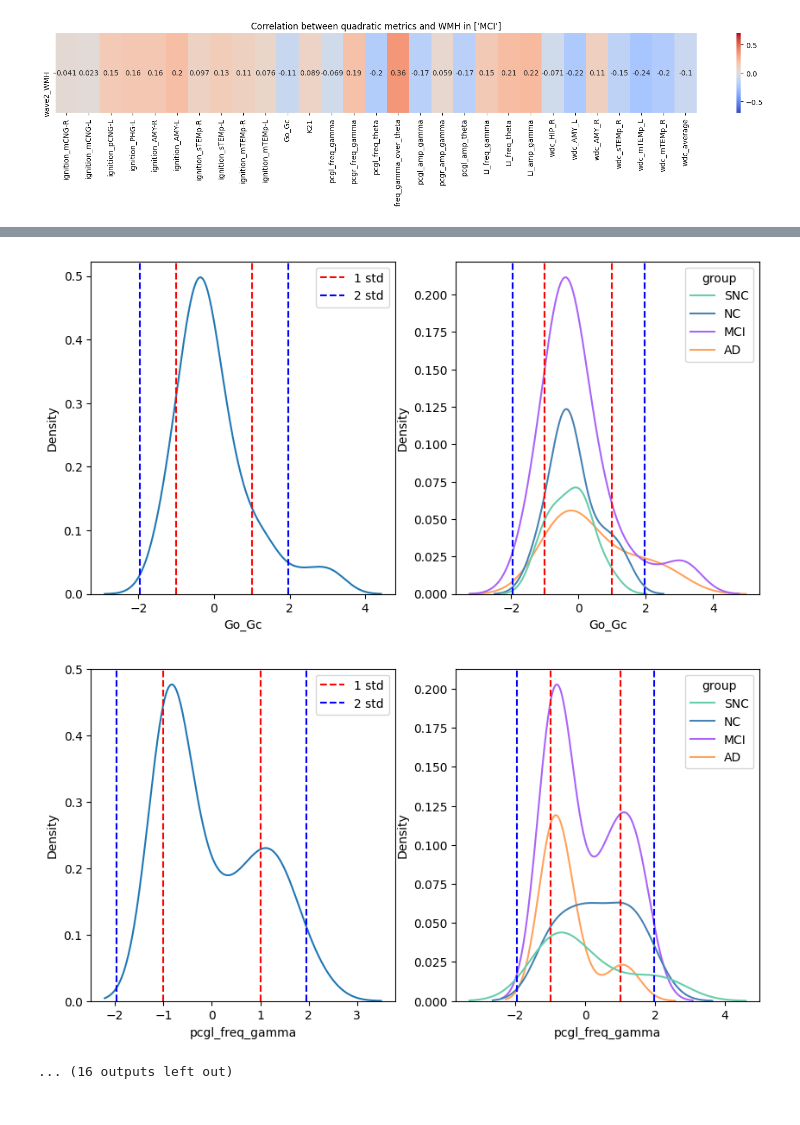
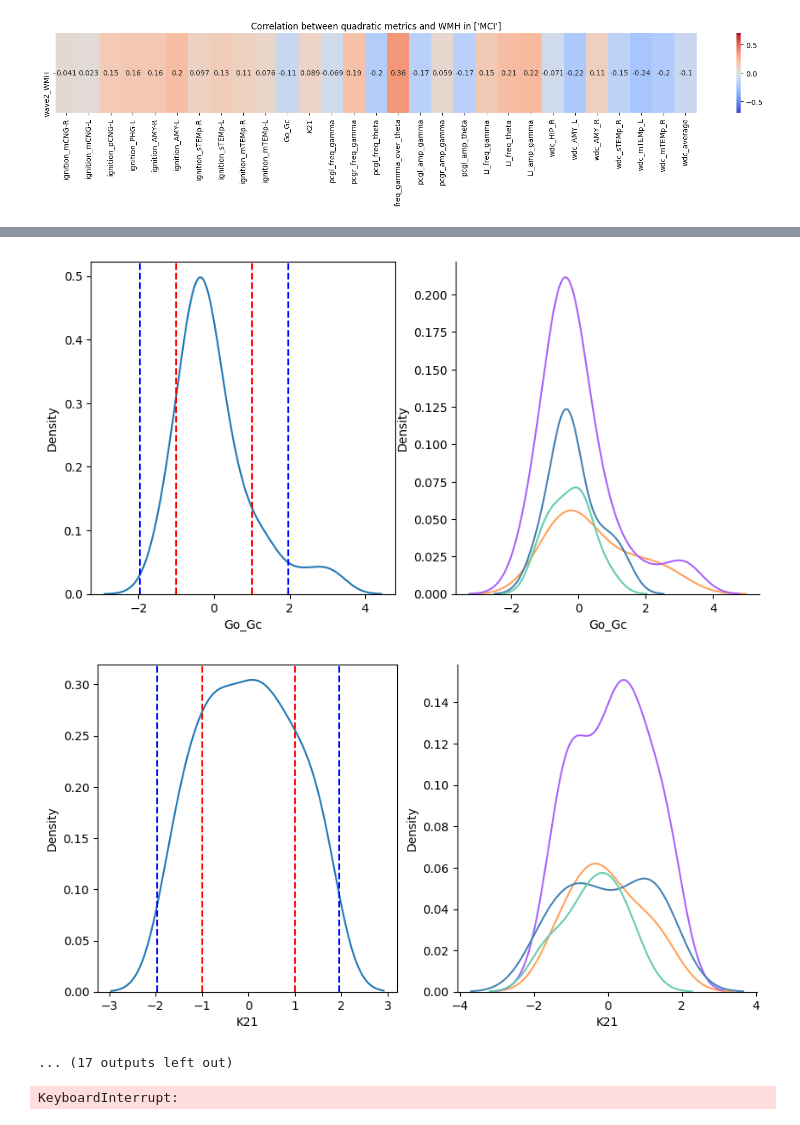
Before and after one commit to yilewang/tvbdemos, a Jupyter notebook: prediction_project/prediction_pipeline.ipynb, the cells around one changed output, grey strips where cells are left out. Drawn from its saved outputs; the diff is of its cells as text; code cells hidden in the pictures.

```diff
--- a/prediction_project/prediction_pipeline.ipynb
+++ b/prediction_project/prediction_pipeline.ipynb
@@ -278,13 +279,18 @@ for i in pd_quadratic_zscors.columns[3:]:
     # plot lines for 1 std
     ax1.axvline(1., color='r', linestyle='--', label='1 std')
     ax1.axvline(-1., color='r', linestyle='--')
-    ax2.axvline(1., color='r', linestyle='--')
-    ax2.axvline(-1., color='r', linestyle='--')
+    # ax2.axvline(1., color='r', linestyle='--')
+    # ax2.axvline(-1., color='r', linestyle='--')
     # and 2 std
     ax1.axvline(1.96, color='b', linestyle='--', label='2 std')
     ax1.axvline(-1.96, color='b', linestyle='--')
-    ax2.axvline(1.96, color='b', linestyle='--')
-    ax2.axvline(-1.96, color='b', linestyle='--')
-    ax1.legend()
+    # ax2.axvline(1.96, color='b', linestyle='--')
+    # ax2.axvline(-1.96, color='b', linestyle='--')
+    # ax1.legend()
+    # hide the legend
+    # hide the right and top spines
+    ax2.spines['right'].set_visible(False)
+    ax2.spines['top'].set_visible(False)
+
     plt.show()
 # %% [output]
@@ -301,6 +307,6 @@ for i in pd_quadratic_zscors.columns[3:]:
-[figure, old version]
+[figure, new version]
-[figure, old version]
+[figure, new version]
-... (16 outputs left out)
+... (17 outputs left out)
 # %%
 ### Visualization Module
 for i in data.columns[5:]:
@@ -316,6 +322,8 @@ for i in data.columns[5:]:
             )
     plt.show()
     # Label the points with their y-offset (y_var)
+# %% [output]
+KeyboardInterrupt:
 # %%
 ### get prediction rank
 data = pd_quadratic
```
Also changed, not shown: parts of 4 cells of this notebook, 9 other files.
